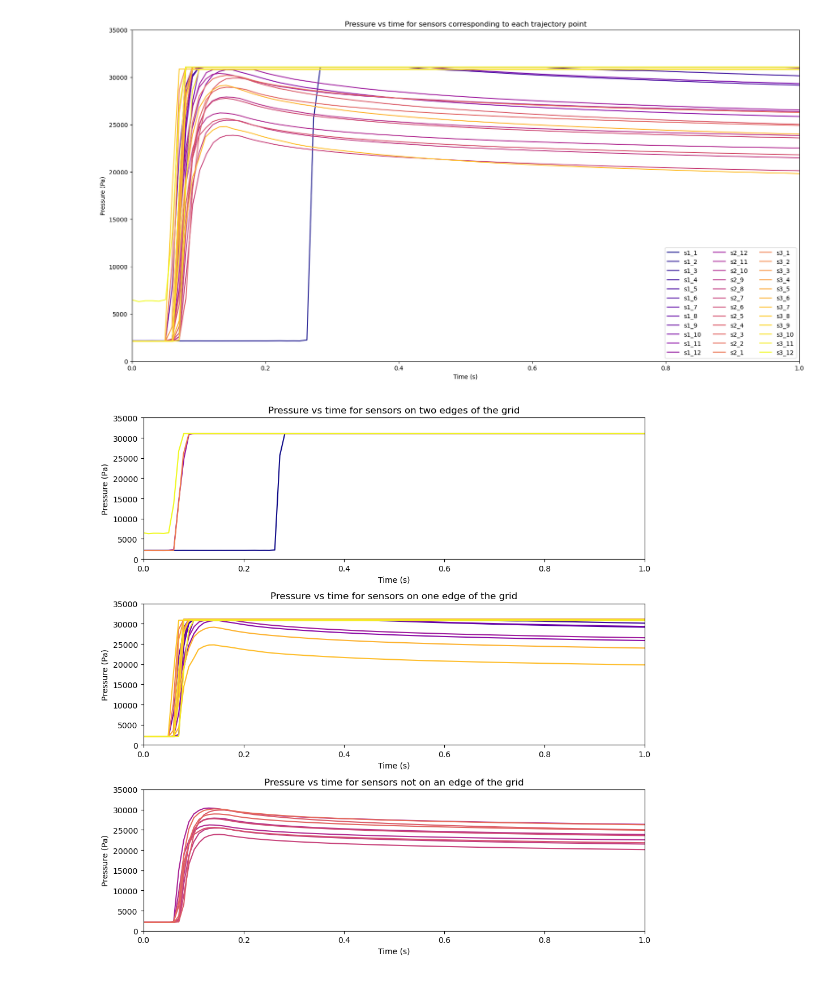
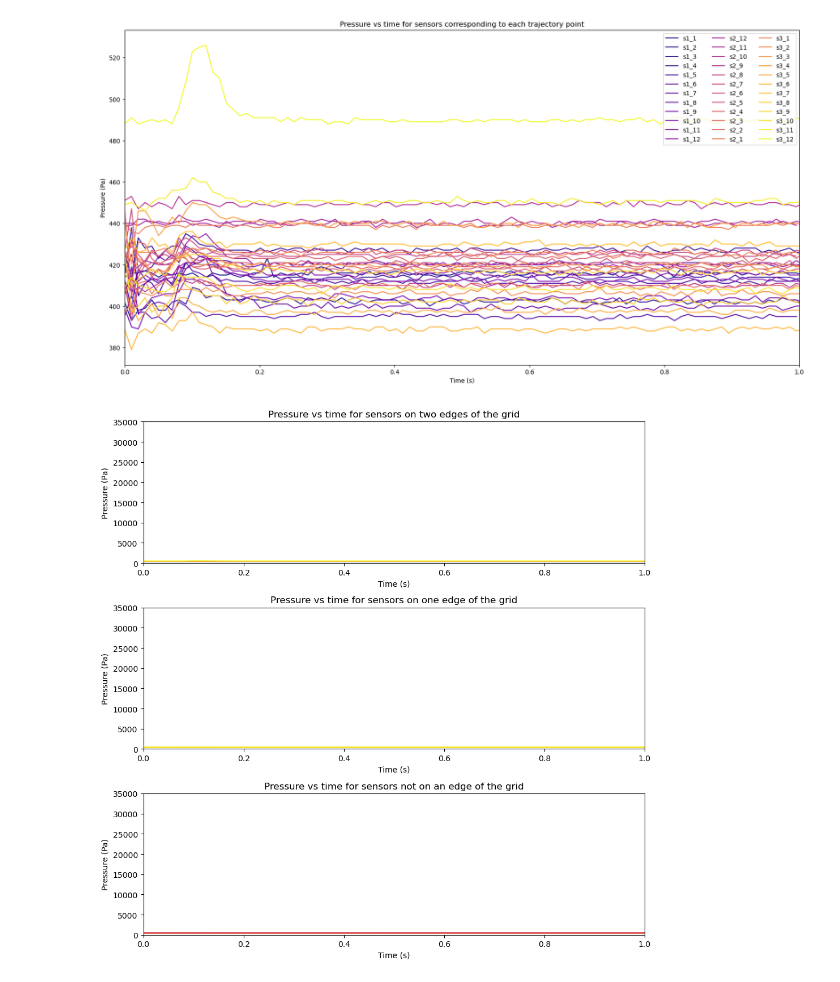
Before and after one commit to saloutos/mmiba_data_analysis, a Jupyter notebook: process_full_grid.ipynb, the cells around one changed output. Drawn from its saved outputs; the diff is of its cells as text; code cells hidden in the pictures.

Commit message:
new data, conda env yaml

```diff
--- a/process_full_grid.ipynb
+++ b/process_full_grid.ipynb
@@ -74,7 +74,7 @@ def plot_single_sensor_data(input_data, input_key, sensor_to_plot):
     plt.tight_layout()
     plt.show()
 # %%
-test_path = "data/2024-11-15_14-07-16.925178_FULLGRID_BP_COMBO"
+test_path = "data/2025-01-28_18-23-10.593406_FULLGRID5_VYTA_ONLY"
 
 # load data
 data_path = os.path.join(test_path, "processed.npy")
@@ -149,36 +149,36 @@ for i in range(36):
 
 ax1.legend(ncol=3)
 ax1.set_xlim(0, 1.0)
-ax1.set_ylim(0, 35000)
+# ax1.set_ylim(0, 35000)
 ax1.set_xlabel("Time (s)")
 ax1.set_ylabel("Pressure (Pa)")
 ax1.set_title("Pressure vs time for sensors corresponding to each trajectory point")
 
 # legends are too large for these plots
 # ax2[0].legend()
 ax2[0].set_xlim(0, 1.0)
 ax2[0].set_ylim(0, 35000)
 ax2[0].set_xlabel("Time (s)")
 ax2[0].set_ylabel("Pressure (Pa)")
 ax2[0].set_title("Pressure vs time for sensors on two edges of the grid")
 # ax2[1].legend()
 ax2[1].set_xlim(0, 1.0)
 ax2[1].set_ylim(0, 35000)
 ax2[1].set_xlabel("Time (s)")
 ax2[1].set_ylabel("Pressure (Pa)")
 ax2[1].set_title("Pressure vs time for sensors on one edge of the grid")
 # ax2[2].legend()
 ax2[2].set_xlim(0, 1.0)
 ax2[2].set_ylim(0, 35000)
 ax2[2].set_xlabel("Time (s)")
 ax2[2].set_ylabel("Pressure (Pa)")
 ax2[2].set_title("Pressure vs time for sensors not on an edge of the grid")
 
 plt.tight_layout()
 plt.show()
 # %% [output]
-[figure, old version]
+[figure, new version]
-[figure, old version]
+[figure, new version]
 # %%
 # PLOT PEAK AND MEDIAN PRESSURES AS TRAJECTORY PROGRESSES
 
```
Also changed, not shown: parts of 4 cells of this notebook, 37 other files.
